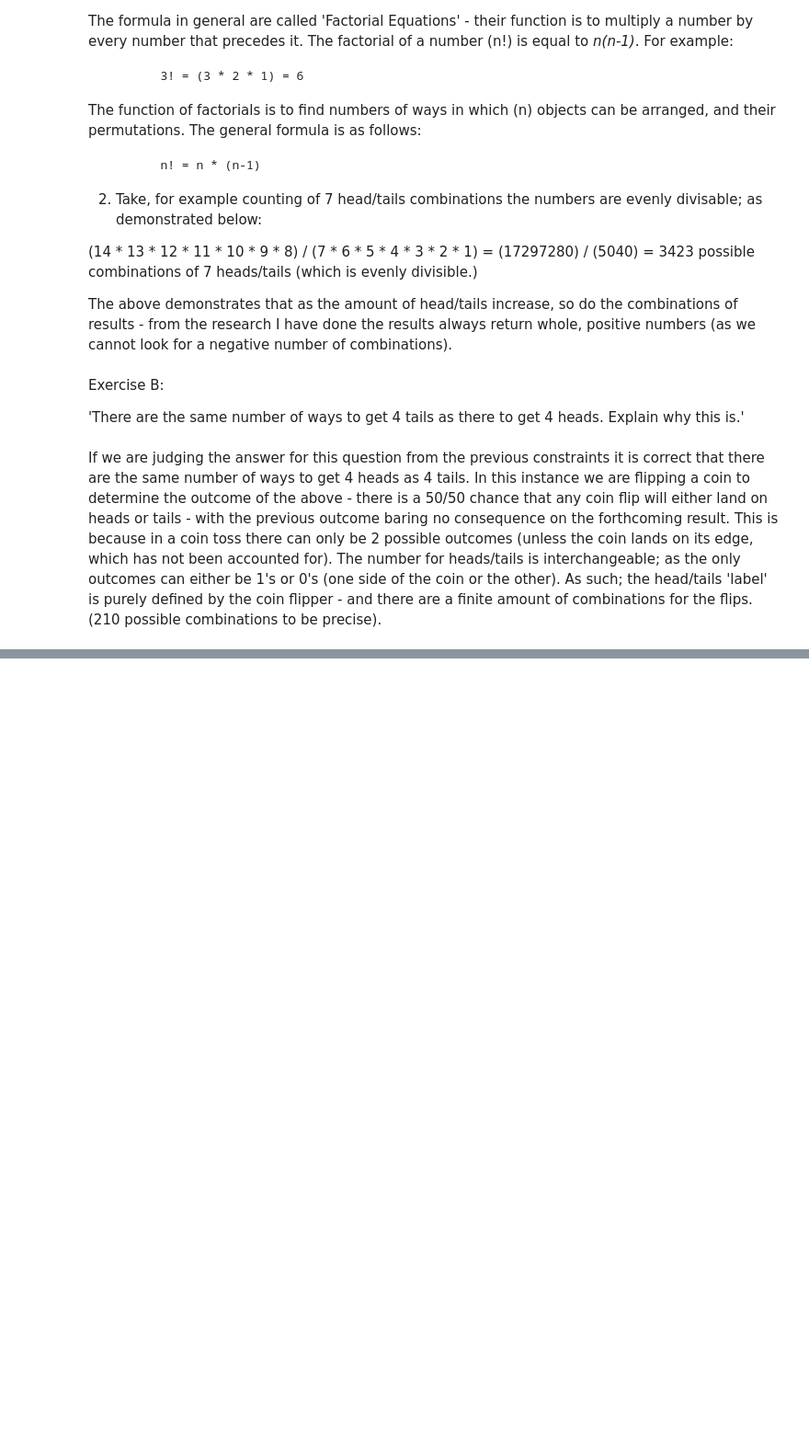
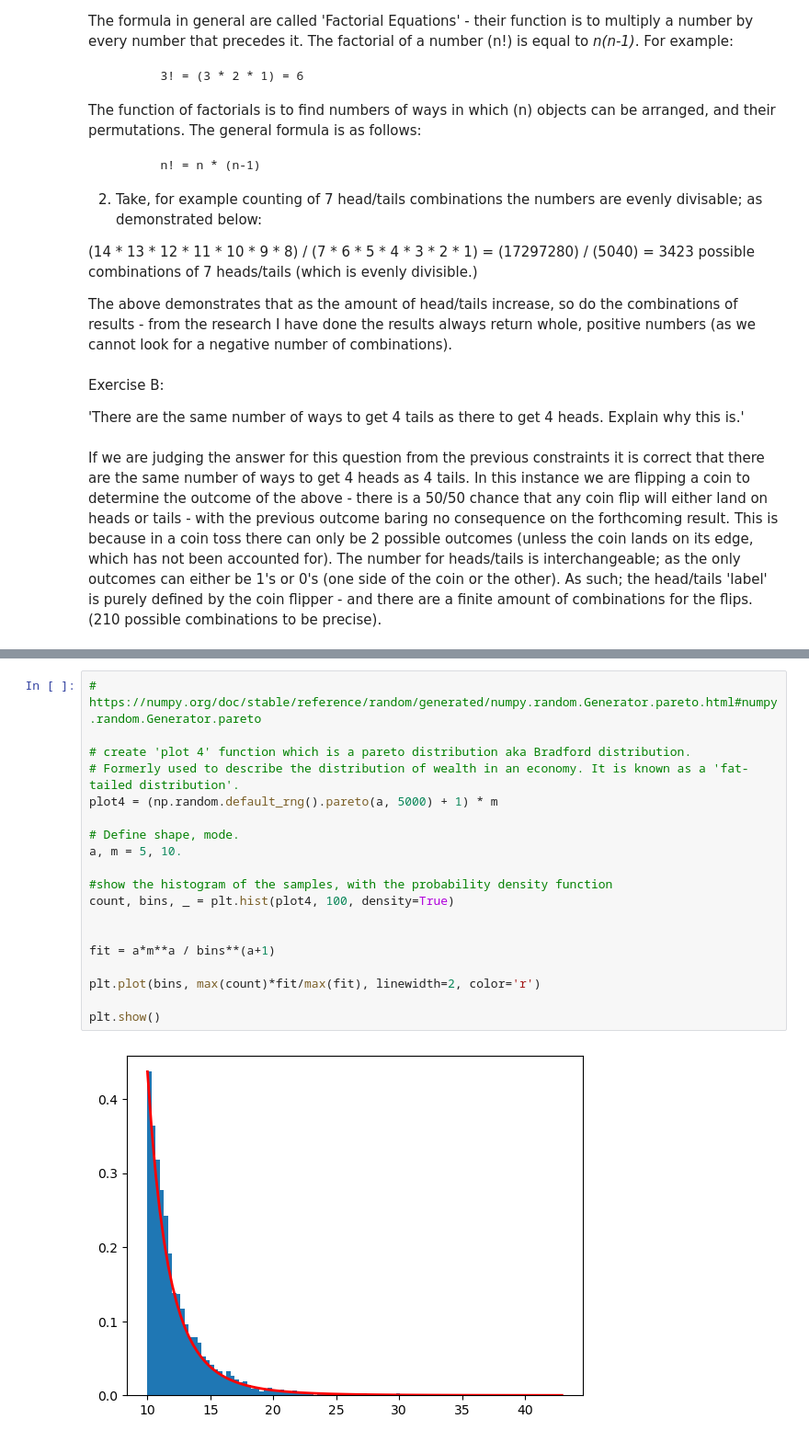
Before and after one commit to SeanE15/Fundamentals-for-Data-Analysis, a Jupyter notebook: Practicals/02 - Randomness Exercises - Sean Elliott.ipynb, the cells around one changed output, grey strips where cells are left out. Shown: that part at 92% size. Saved outputs shown, nothing was run; the diff lists cells and outputs as text; blank space fills up the shorter version.

```diff
--- a/Practicals/02 - Randomness Exercises - Sean Elliott.ipynb
+++ b/Practicals/02 - Randomness Exercises - Sean Elliott.ipynb
@@ -48,0 +126,21 @@ If we are judging the answer for this question from the previous constraints it
+# %%
+# https://numpy.org/doc/stable/reference/random/generated/numpy.random.Generator.pareto.html#numpy.random.Generator.pareto
+
+# create 'plot 4' function which is a pareto distribution aka Bradford distribution.
+# Formerly used to describe the distribution of wealth in an economy. It is known as a 'fat-tailed distribution'.
+plot4 = (np.random.default_rng().pareto(a, 5000) + 1) * m
+
+# Define shape, mode.
+a, m = 5, 10.
+
+#show the histogram of the samples, with the probability density function
+count, bins, _ = plt.hist(plot4, 100, density=True)
+
+
+fit = a*m**a / bins**(a+1)
+
+plt.plot(bins, max(count)*fit/max(fit), linewidth=2, color='r')
+
+plt.show()
+# %% [output]
+[figure, added]
```
Also changed, not shown: parts of 4 cells of this notebook, 1 other file.
